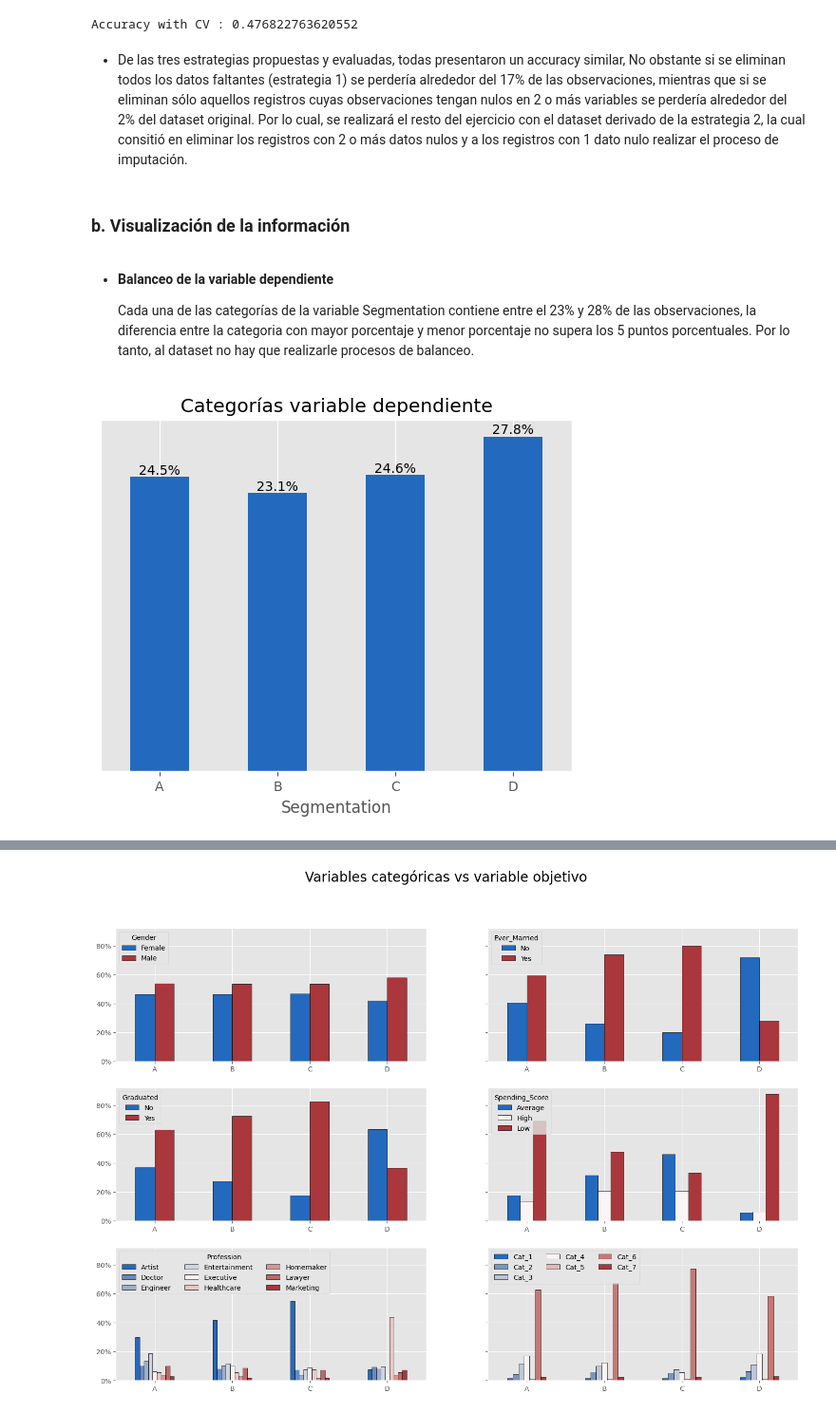
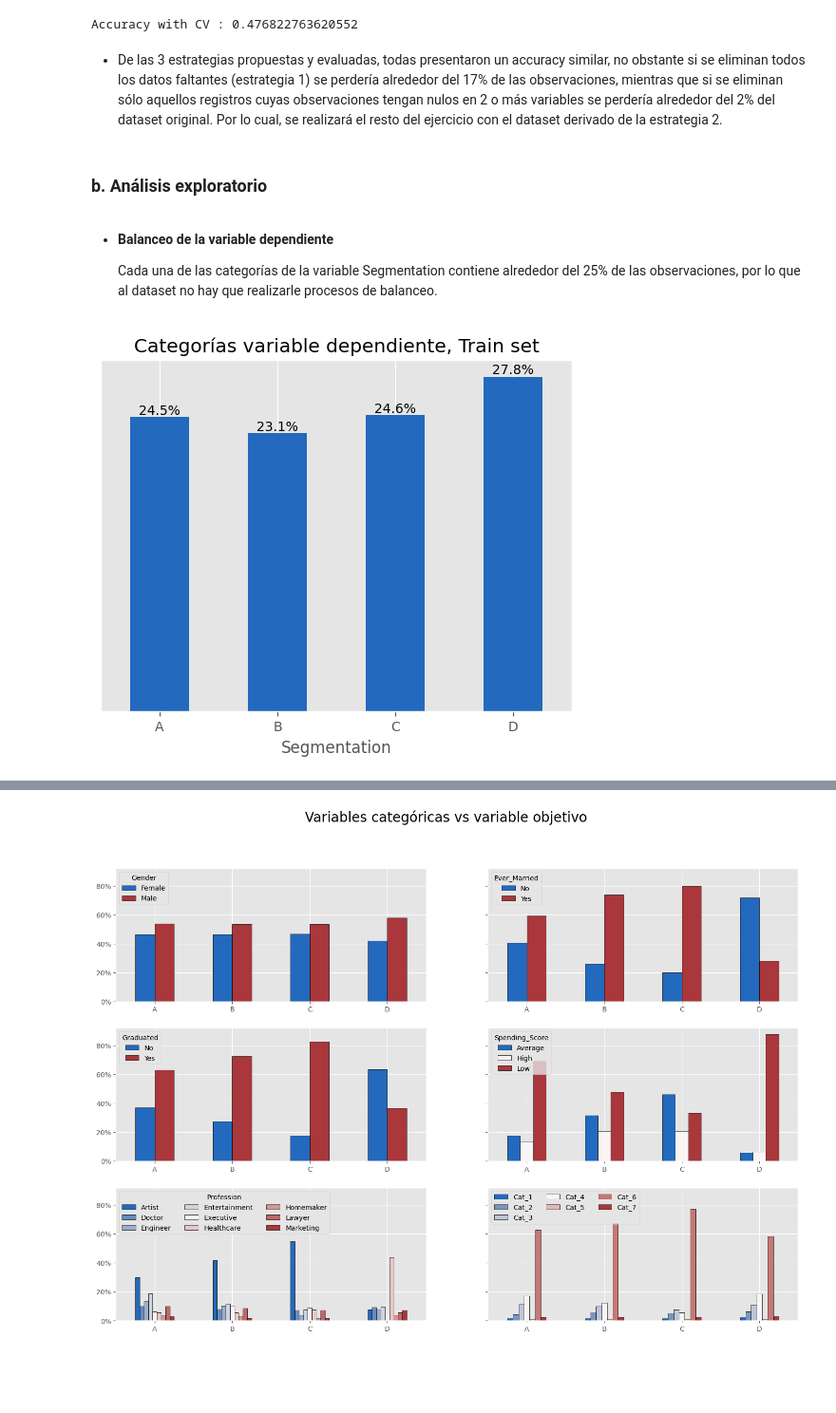
Before and after one commit to maryyuliana/fundamentos_I, a Jupyter notebook: Proyecto.ipynb, the cells around one changed output, grey strips where cells are left out. Shown at 95% size. Saved outputs shown, nothing was run; the diff lists cells and outputs as text; code cells hidden in the pictures; blank space fills up the shorter version.

```diff
--- a/Proyecto.ipynb
+++ b/Proyecto.ipynb
@@ -261,6 +262,6 @@ ImputersTest(train3_imp,num_idx,categ_idx,target_idx,'RandomForest')
 # %% [output]
 Accuracy with CV : 0.476822763620552
 # %% [markdown]
-* De las tres estrategias propuestas y evaluadas, todas presentaron un accuracy similar, No obstante si se eliminan todos los datos faltantes (estrategia 1) se perdería alrededor del 17% de las observaciones, mientras que si se eliminan sólo aquellos registros cuyas observaciones tengan nulos en 2 o más variables se perdería alrededor del 2% del dataset original. Por lo cual, se realizará el resto del ejercicio con el dataset derivado de la estrategia 2, la cual consitió en eliminar los registros con 2 o más datos nulos y a los registros con 1 dato nulo realizar el proceso de imputación.
+* De las 3 estrategias propuestas y evaluadas, todas presentaron un accuracy similar, no obstante si se eliminan todos los datos faltantes (estrategia 1) se perdería alrededor del 17% de las observaciones, mientras que si se eliminan sólo aquellos registros cuyas observaciones tengan nulos en 2 o más variables se perdería alrededor del 2% del dataset original. Por lo cual, se realizará el resto del ejercicio con el dataset derivado de la estrategia 2.
 # %%
 ## Definimos el dataset imputado para seguir trabajando el resto del ejercicio
@@ -270,18 +271,18 @@ train = train2_imp.copy().astype(train1.dtypes.to_dict()) ## Se le asignan el ti
-# %% [markdown]
-### b. Visualización de la información
+# %% [markdown]
+### b. Análisis exploratorio
 # %% [markdown]
 * **Balanceo de la variable dependiente**
 
-  Cada una de las categorías de la variable Segmentation contiene entre el 23% y 28% de las observaciones, la diferencia entre la categoria con mayor porcentaje y menor porcentaje no supera los 5 puntos porcentuales. Por lo tanto, al dataset no hay que realizarle procesos de balanceo.
+  Cada una de las categorías de la variable Segmentation contiene alrededor del 25% de las observaciones, por lo que al dataset no hay que realizarle procesos de balanceo.
 # %%
-ax = train.Segmentation.value_counts(normalize = True).sort_index().plot( kind = 'bar',colormap= 'vlag')
+ax = train.Segmentation.value_counts(normalize = True).sort_index().plot( kind = 'bar', colormap = 'vlag')
 ax.get_yaxis().set_visible(False)
 labels = (train.Segmentation.value_counts(normalize = True).sort_index()*100).round(1).astype('str') + '%' ## ETIQUETA DE LAS BARRAS QUE SE MUESTRE EN %
-ax.tick_params(axis='x', rotation = 0)  ## ROTAR LAS ETIQUETAS DEL EJE X
-ax.set_title("Categorías variable dependiente")
+ax.tick_params(axis = 'x', rotation = 0)  ## ROTAR LAS ETIQUETAS DEL EJE X
+ax.set_title("Categorías variable dependiente, Train set")
 for container in ax.containers:
     ax.bar_label(container, labels = labels)
 plt.show()
 # %% [output]
-[figure, old version]
+[figure, new version]
 # %% [markdown]
```
Also changed, not shown: parts of 94 cells of this notebook, 1 other file.
